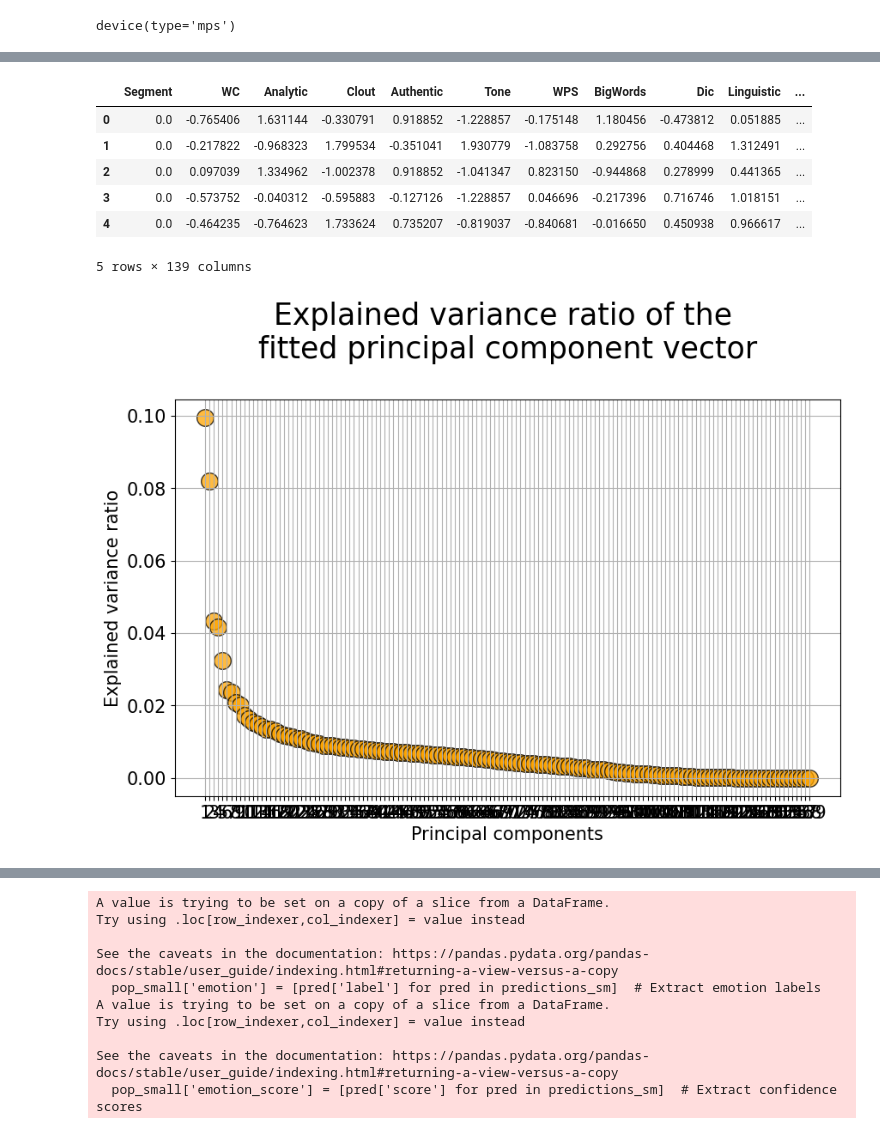
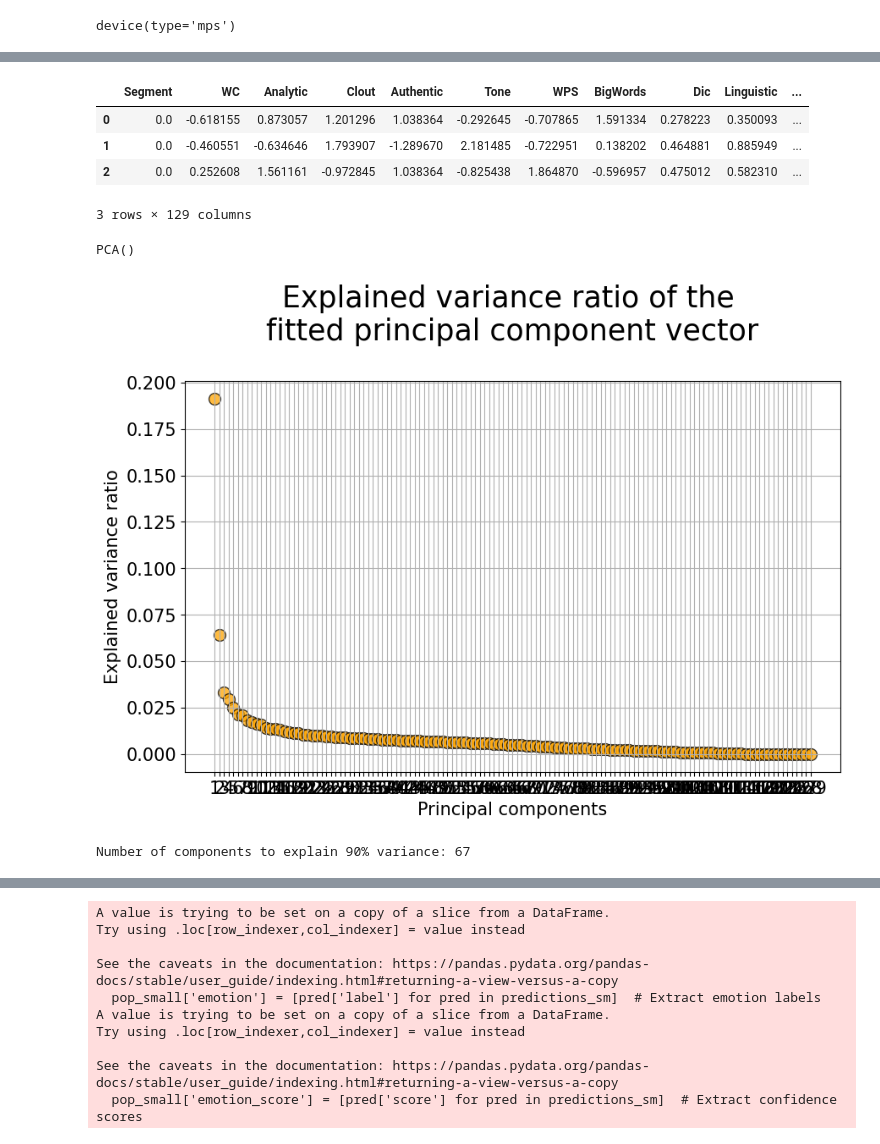
Before and after one commit to jmclip/pop_music, a Jupyter notebook: pca_draft.ipynb, the cells around one changed output, grey strips where cells are left out. Saved outputs shown, nothing was run; the diff lists cells and outputs as text; code cells hidden in the pictures.

```diff
--- a/pca_draft.ipynb
+++ b/pca_draft.ipynb
@@ -30,8 +30,8 @@ device(type='mps')
 from gensim.parsing.preprocessing import remove_stopwords
 from gensim.utils import simple_preprocess
 
-pop['lyrics'] = pop['lyrics'].astype(str).apply(remove_stopwords)
-pop['lyrics-tokenized'] = pop['lyrics'].apply(simple_preprocess)
+pop['cleaned_lyrics'] = pop['cleaned_lyrics'].astype(str).apply(remove_stopwords)
+pop['lyrics-tokenized'] = pop['cleaned_lyrics'].apply(simple_preprocess)
 # %%
 # emotion detection with distilroberta
 # https://huggingface.co/j-hartmann/emotion-english-distilroberta-base
@@ -40,10 +40,5 @@ emotion_model = pipeline(
     "text-classification",
     model="j-hartmann/emotion-english-distilroberta-base",
     truncation=True,
-    device=0  # Use GPU/MPS if available, change to -1 for CPU if needed
+    device=-1  # Use GPU/MPS if available, change to -1 for CPU if needed
 )
-
-# Process the entire column in batch (more efficient than applying row by row)
-predictions = emotion_model(pop['lyrics'].tolist(), batch_size=8)
-
-print(predictions[:3])
@@ -51,0 +45,5 @@ print(predictions[:3])
+# %%
+# Process the entire column in batch (more efficient than applying row by row)
+predictions = emotion_model(pop['cleaned_lyrics'].tolist(), batch_size=8)
+
+print(predictions[:3])
@@ -67,6 +67,6 @@ def analyze_emotion(text):
         return {}
 
 #pop = pop.join(pop['emotion_scores'].apply(pd.Series))
-pop['emotion_scores'] = pop['lyrics'].apply(analyze_emotion)
+pop['emotion_scores'] = pop['cleaned_lyrics'].apply(analyze_emotion)
 # %%
 pop = pop.join(pop['emotion_scores'].apply(pd.Series).add_prefix("nrc_"))
@@ -97,14 +92,12 @@ pop_scale =  pop.select_dtypes(include='number').fillna(0)
 scl = pd.DataFrame(scaler.fit_transform(pop_scale))
 # %%
 scl.columns = pop_scale.columns
-scl.head()
+scl.head(3)
 # %% [output]
 |  | Segment | WC | Analytic | Clout | Authentic | Tone | WPS | BigWords | Dic | Linguistic | ... |
-| 0 | 0.0 | -0.765406 | 1.631144 | -0.330791 | 0.918852 | -1.228857 | -0.175148 | 1.180456 | -0.473812 | 0.051885 | ... |
-| 1 | 0.0 | -0.217822 | -0.968323 | 1.799534 | -0.351041 | 1.930779 | -1.083758 | 0.292756 | 0.404468 | 1.312491 | ... |
-| 2 | 0.0 | 0.097039 | 1.334962 | -1.002378 | 0.918852 | -1.041347 | 0.823150 | -0.944868 | 0.278999 | 0.441365 | ... |
-| 3 | 0.0 | -0.573752 | -0.040312 | -0.595883 | -0.127126 | -1.228857 | 0.046696 | -0.217396 | 0.716746 | 1.018151 | ... |
-| 4 | 0.0 | -0.464235 | -0.764623 | 1.733624 | 0.735207 | -0.819037 | -0.840681 | -0.016650 | 0.450938 | 0.966617 | ... |
+| 0 | 0.0 | -0.618155 | 0.873057 | 1.201296 | 1.038364 | -0.292645 | -0.707865 | 1.591334 | 0.278223 | 0.350093 | ... |
+| 1 | 0.0 | -0.460551 | -0.634646 | 1.793907 | -1.289670 | 2.181485 | -0.722951 | 0.138202 | 0.464881 | 0.885949 | ... |
+| 2 | 0.0 | 0.252608 | 1.561161 | -0.972845 | 1.038364 | -0.825438 | 1.864870 | -0.596957 | 0.475012 | 0.582310 | ... |
-5 rows × 139 columns
+3 rows × 129 columns
 # %%
 #https://github.com/tirthajyoti/Machine-Learning-with-Python/blob/master/Clustering-Dimensionality-Reduction/Principal%20Component%20Analysis.ipynb
@@ -112,20 +105,31 @@ scl.head()
 pca = PCA(n_components=None)
 pop_pca = pca.fit(scl)
+# %%
+pop_pca
+# %% [output]
+PCA()
 # %%
 # explained variance ratio
 plt.figure(figsize=(10,6))
 plt.scatter(x=[i+1 for i in range(len(pop_pca.explained_variance_ratio_))],
             y=pop_pca.explained_variance_ratio_,
-           s=200, alpha=0.75,c='orange',edgecolor='k')
+           s=100, alpha=0.75,c='orange',edgecolor='k')
 plt.grid(True)
 plt.title("Explained variance ratio of the \nfitted principal component vector\n",fontsize=25)
 plt.xlabel("Principal components",fontsize=15)
 plt.xticks([i+1 for i in range(len(pop_pca.explained_variance_ratio_))],fontsize=15)
 plt.yticks(fontsize=15)
 plt.ylabel("Explained variance ratio",fontsize=15)
 plt.show()
 # %% [output]
-[figure, old version]
+[figure, new version]
+# %%
+#number of components to get 90% variance
+cumsum = np.cumsum(pop_pca.explained_variance_ratio_)
+d = np.argmax(cumsum >= 0.90) + 1
+print(f"Number of components to explain 90% variance: {d}")
+# %% [output]
+Number of components to explain 90% variance: 67
 # %%
 pop_pca_trans = pd.DataFrame(pca.transform(scl))
 # %%
```
Also changed, not shown: parts of 22 cells of this notebook.
